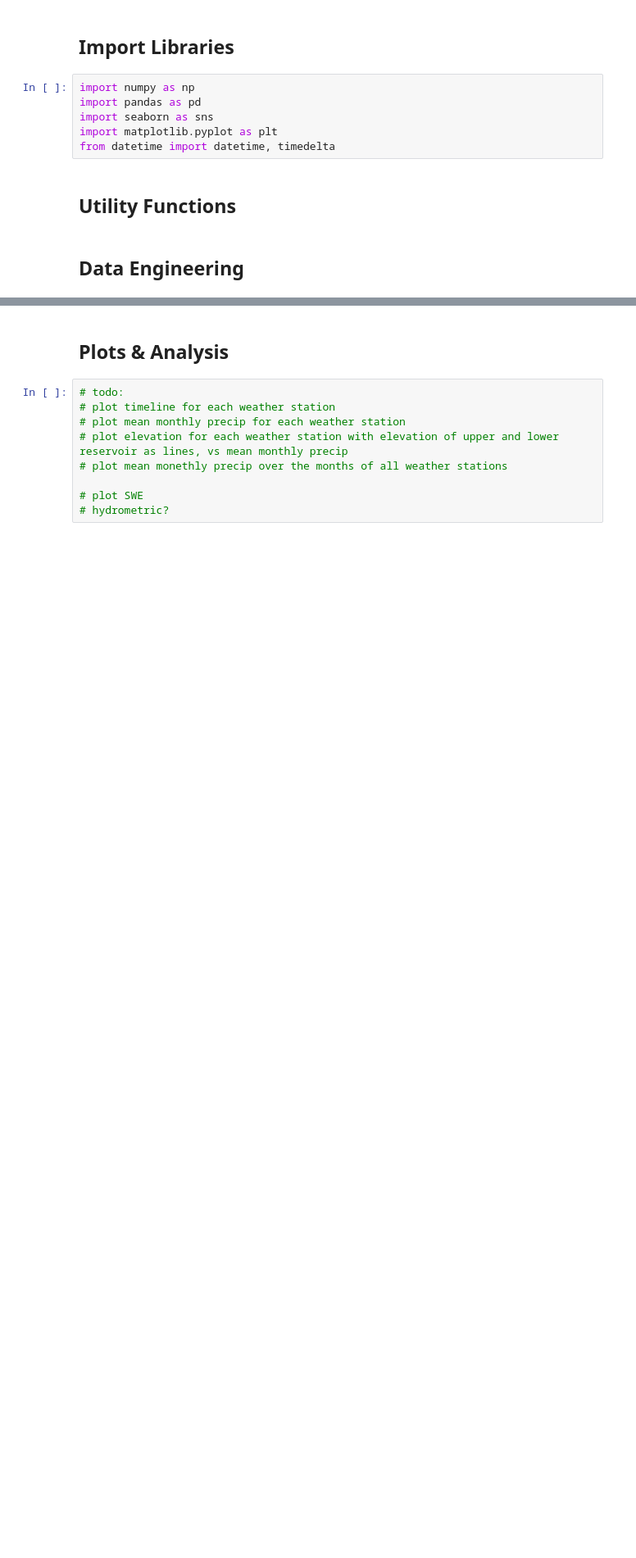
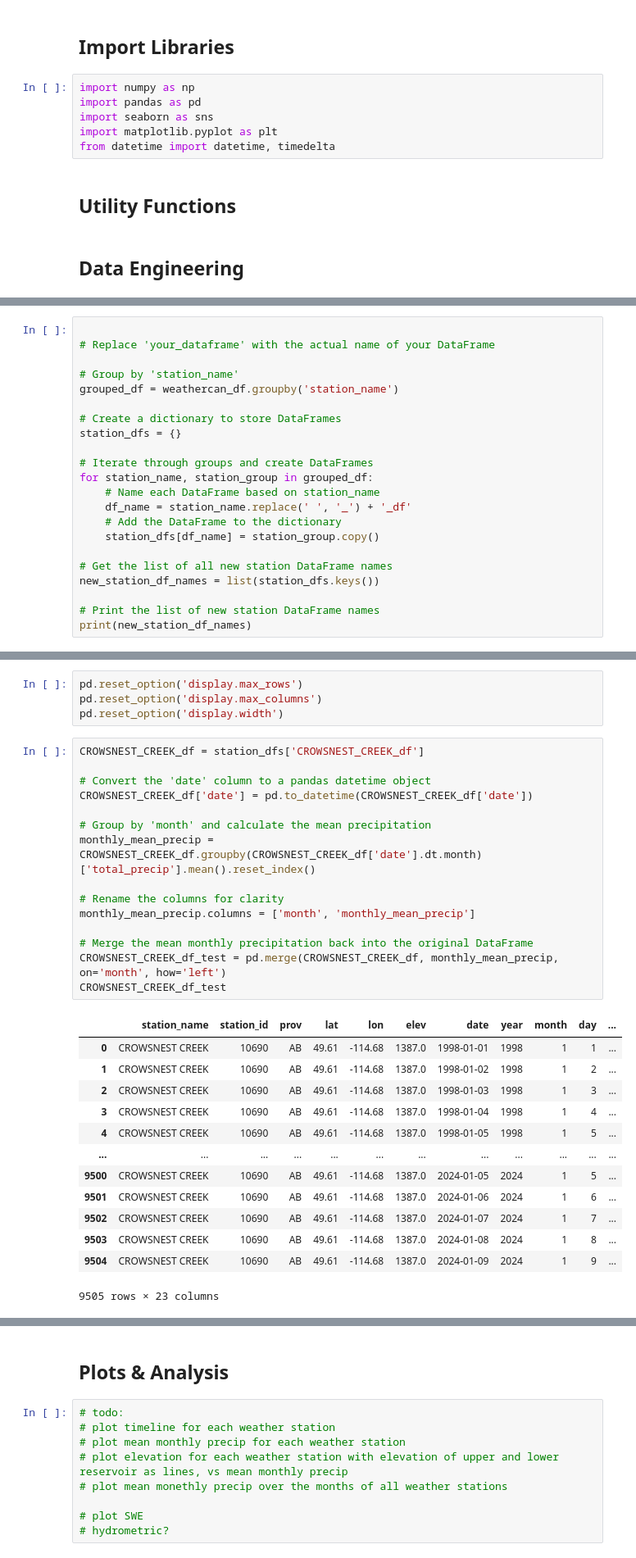
Before and after one commit to moniquebeaulieu/TM_PHES, a Jupyter notebook: EDA.ipynb, the cells around one changed output, grey strips where cells are left out. Shown at 82% size. Saved outputs shown, nothing was run; the diff lists cells and outputs as text; blank space fills up the shorter version.

```diff
--- a/EDA.ipynb
+++ b/EDA.ipynb
@@ -27,0 +129,22 @@ from datetime import datetime, timedelta
+# %%
+
+# Replace 'your_dataframe' with the actual name of your DataFrame
+
+# Group by 'station_name'
+grouped_df = weathercan_df.groupby('station_name')
+
+# Create a dictionary to store DataFrames
+station_dfs = {}
+
+# Iterate through groups and create DataFrames
+for station_name, station_group in grouped_df:
+    # Name each DataFrame based on station_name
+    df_name = station_name.replace(' ', '_') + '_df'
+    # Add the DataFrame to the dictionary
+    station_dfs[df_name] = station_group.copy()
+
+# Get the list of all new station DataFrame names
+new_station_df_names = list(station_dfs.keys())
+
+# Print the list of new station DataFrame names
+print(new_station_df_names)
@@ -27,0 +197,33 @@ from datetime import datetime, timedelta
+# %%
+pd.reset_option('display.max_rows')
+pd.reset_option('display.max_columns')
+pd.reset_option('display.width')
+# %%
+CROWSNEST_CREEK_df = station_dfs['CROWSNEST_CREEK_df']
+
+# Convert the 'date' column to a pandas datetime object
+CROWSNEST_CREEK_df['date'] = pd.to_datetime(CROWSNEST_CREEK_df['date'])
+
+# Group by 'month' and calculate the mean precipitation
+monthly_mean_precip = CROWSNEST_CREEK_df.groupby(CROWSNEST_CREEK_df['date'].dt.month)['total_precip'].mean().reset_index()
+
+# Rename the columns for clarity
+monthly_mean_precip.columns = ['month', 'monthly_mean_precip']
+
+# Merge the mean monthly precipitation back into the original DataFrame
+CROWSNEST_CREEK_df_test = pd.merge(CROWSNEST_CREEK_df, monthly_mean_precip, on='month', how='left')
+CROWSNEST_CREEK_df_test
+# %% [output]
+|  | station_name | station_id | prov | lat | lon | elev | date | year | month | day | ... |
+| 0 | CROWSNEST CREEK | 10690 | AB | 49.61 | -114.68 | 1387.0 | 1998-01-01 | 1998 | 1 | 1 | ... |
+| 1 | CROWSNEST CREEK | 10690 | AB | 49.61 | -114.68 | 1387.0 | 1998-01-02 | 1998 | 1 | 2 | ... |
+| 2 | CROWSNEST CREEK | 10690 | AB | 49.61 | -114.68 | 1387.0 | 1998-01-03 | 1998 | 1 | 3 | ... |
+| 3 | CROWSNEST CREEK | 10690 | AB | 49.61 | -114.68 | 1387.0 | 1998-01-04 | 1998 | 1 | 4 | ... |
+| 4 | CROWSNEST CREEK | 10690 | AB | 49.61 | -114.68 | 1387.0 | 1998-01-05 | 1998 | 1 | 5 | ... |
+| ... | ... | ... | ... | ... | ... | ... | ... | ... | ... | ... | ... |
+| 9500 | CROWSNEST CREEK | 10690 | AB | 49.61 | -114.68 | 1387.0 | 2024-01-05 | 2024 | 1 | 5 | ... |
+| 9501 | CROWSNEST CREEK | 10690 | AB | 49.61 | -114.68 | 1387.0 | 2024-01-06 | 2024 | 1 | 6 | ... |
+| 9502 | CROWSNEST CREEK | 10690 | AB | 49.61 | -114.68 | 1387.0 | 2024-01-07 | 2024 | 1 | 7 | ... |
+| 9503 | CROWSNEST CREEK | 10690 | AB | 49.61 | -114.68 | 1387.0 | 2024-01-08 | 2024 | 1 | 8 | ... |
+| 9504 | CROWSNEST CREEK | 10690 | AB | 49.61 | -114.68 | 1387.0 | 2024-01-09 | 2024 | 1 | 9 | ... |
+9505 rows × 23 columns
```
Also changed, not shown: parts of 12 cells of this notebook.
